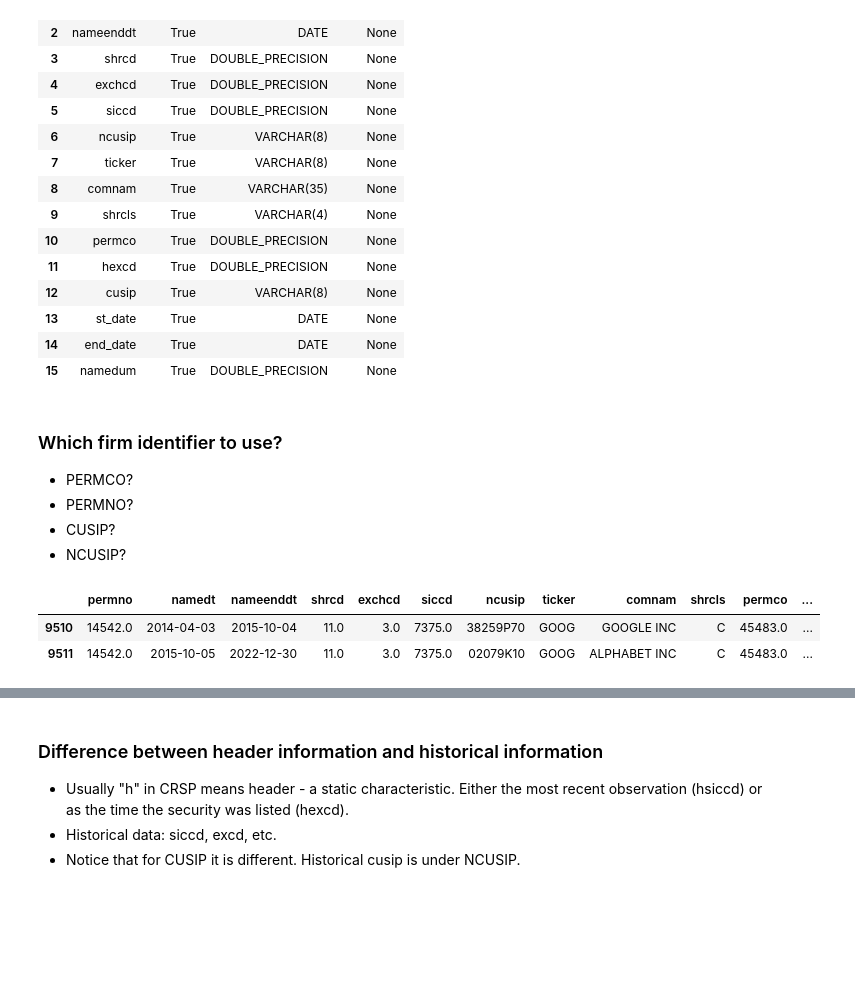
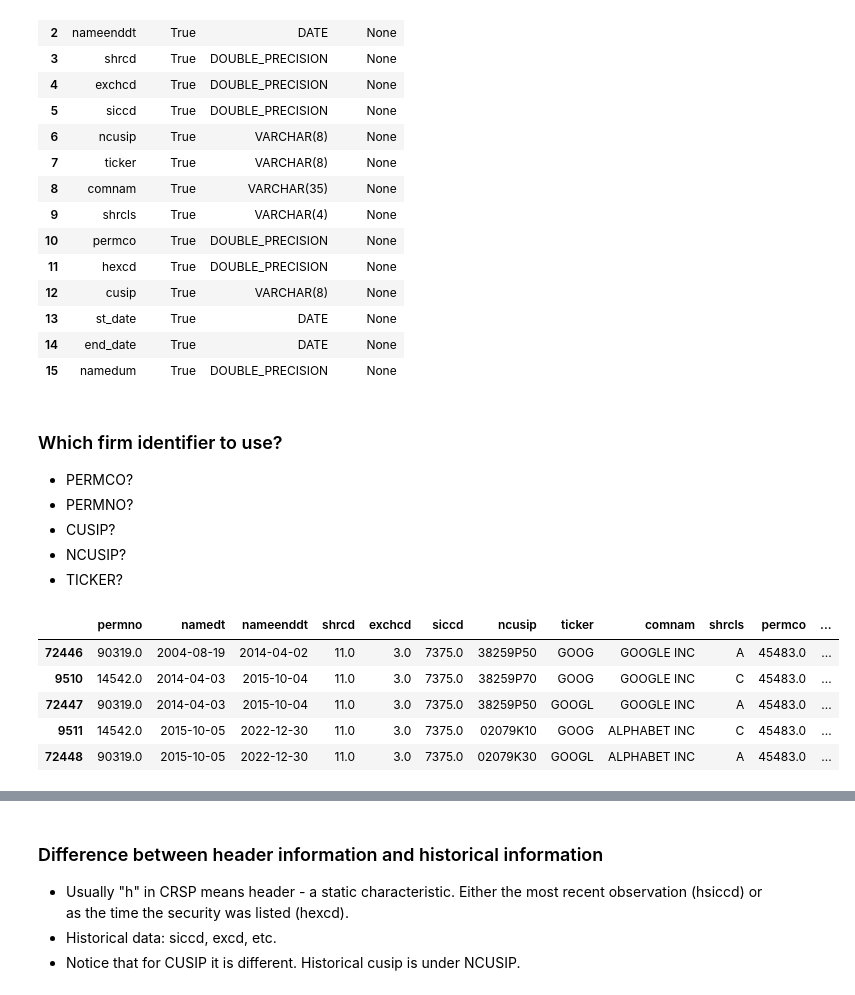
Before and after one commit to kburr97/big_data2023, a Jupyter notebook: lecture_notes/LectureNotes_02_CRSP.ipynb, the cells around one changed output, grey strips where cells are left out. Drawn from its saved outputs; the diff is of its cells as text; code cells hidden in the pictures; blank space fills up the shorter version.

```diff
--- a/lecture_notes/LectureNotes_02_CRSP.ipynb
+++ b/lecture_notes/LectureNotes_02_CRSP.ipynb
@@ -187,16 +187,21 @@ Approximately 41054 rows in crsp.stocknames.
 * PERMNO?
 * CUSIP?
 * NCUSIP?
+* TICKER?
 # %%
 ## An explample of name change
 names_table = db.raw_sql('SELECT * FROM crsp.stocknames')
-
-# Google
-names_table[names_table.permno==14542]
-# %% [output]
-|  | permno | namedt | nameenddt | shrcd | exchcd | siccd | ncusip | ticker | comnam | shrcls | permco | ... |
-| 9510 | 14542.0 | 2014-04-03 | 2015-10-04 | 11.0 | 3.0 | 7375.0 | 38259P70 | GOOG | GOOGLE INC | C | 45483.0 | ... |
-| 9511 | 14542.0 | 2015-10-05 | 2022-12-30 | 11.0 | 3.0 | 7375.0 | 02079K10 | GOOG | ALPHABET INC | C | 45483.0 | ... |
+# %%
+# Google
+# names_table[names_table.permno==14542]
+names_table[(names_table.ticker=='GOOG')| (names_table.ticker=='GOOGL')].sort_values('namedt')
+# %% [output]
+|  | permno | namedt | nameenddt | shrcd | exchcd | siccd | ncusip | ticker | comnam | shrcls | permco | ... |
+| 72446 | 90319.0 | 2004-08-19 | 2014-04-02 | 11.0 | 3.0 | 7375.0 | 38259P50 | GOOG | GOOGLE INC | A | 45483.0 | ... |
+| 9510 | 14542.0 | 2014-04-03 | 2015-10-04 | 11.0 | 3.0 | 7375.0 | 38259P70 | GOOG | GOOGLE INC | C | 45483.0 | ... |
+| 72447 | 90319.0 | 2014-04-03 | 2015-10-04 | 11.0 | 3.0 | 7375.0 | 38259P50 | GOOGL | GOOGLE INC | A | 45483.0 | ... |
+| 9511 | 14542.0 | 2015-10-05 | 2022-12-30 | 11.0 | 3.0 | 7375.0 | 02079K10 | GOOG | ALPHABET INC | C | 45483.0 | ... |
+| 72448 | 90319.0 | 2015-10-05 | 2022-12-30 | 11.0 | 3.0 | 7375.0 | 02079K30 | GOOGL | ALPHABET INC | A | 45483.0 | ... |
 # %%
 # HP
 names_table[names_table.permno==32707]
```
Also changed, not shown: parts of 3 cells of this notebook, 2 other files.
